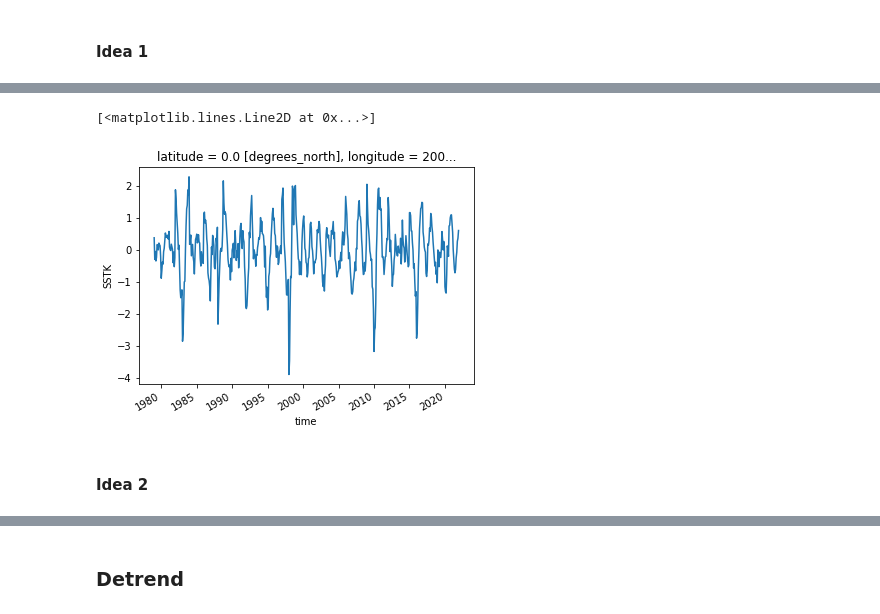
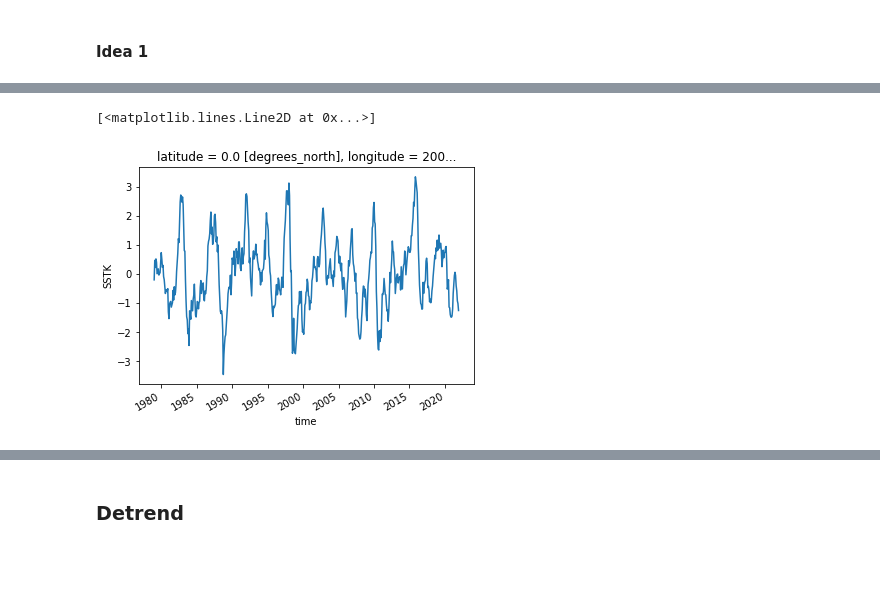
Before and after one commit to atmsillinois/time-series-and-eofs-EWolffWX, a Jupyter notebook: Homework4.ipynb, the cells around one changed output, grey strips where cells are left out. Saved outputs shown, nothing was run; the diff lists cells and outputs as text; code cells hidden in the pictures; blank space fills up the shorter version.

Commit message:
Fixed deseason and detrend

```diff
--- a/Homework4.ipynb
+++ b/Homework4.ipynb
@@ -344,0 +288,3 @@ array([[[        nan,         nan,         nan, ..., -0.22597758,
+# %%
+deseason_sst = mask_SST.groupby('time.month') - mask_SST.groupby('time.month').mean(dim='time')
+deseason_precip = mask_precip.groupby('time.month') - mask_precip.groupby('time.month').mean(dim='time')
@@ -345,7 +311,5 @@ array([[[        nan,         nan,         nan, ..., -0.22597758,
 # %%
-deseason.sel(latitude=0, longitude=200).plot()
+deseason_sst.sel(latitude=0, longitude=200).plot()
 # %% [output]
 [<matplotlib.lines.Line2D at 0x...>]
-[figure, old version]
+[figure, new version]
-# %% [markdown]
-#### Idea 2
```
Also changed, not shown: parts of 20 cells of this notebook.
